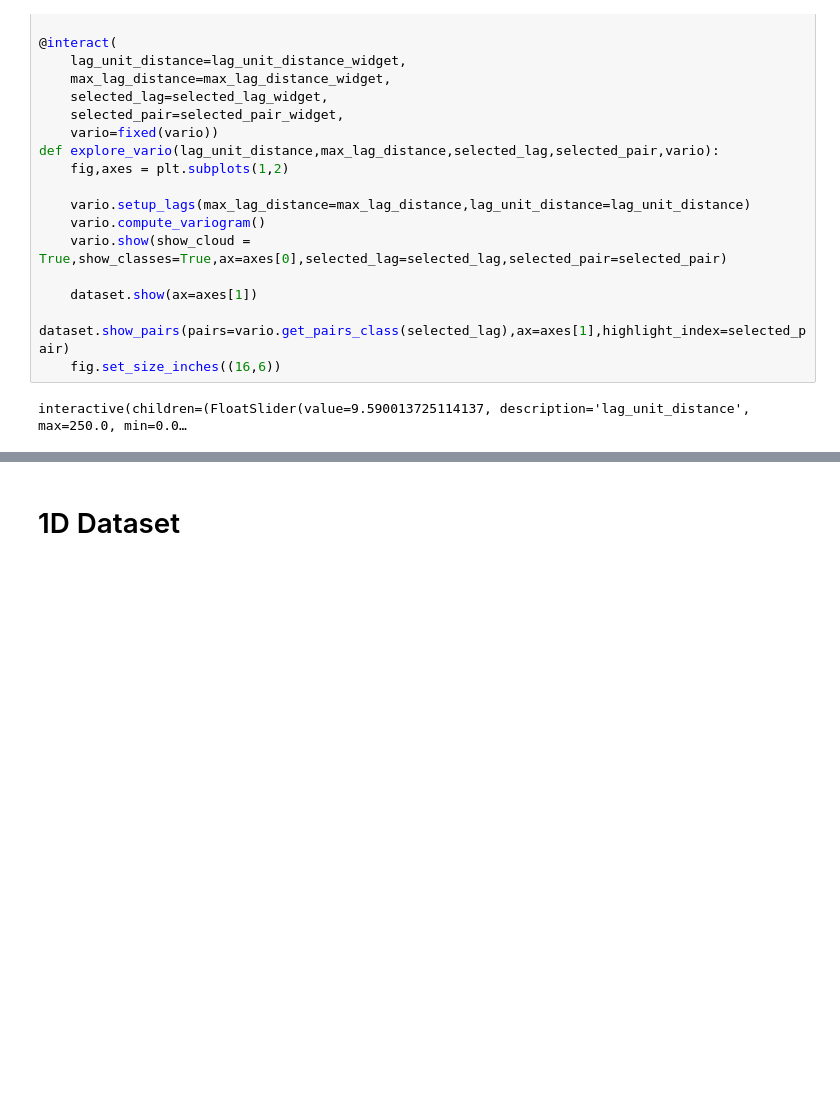
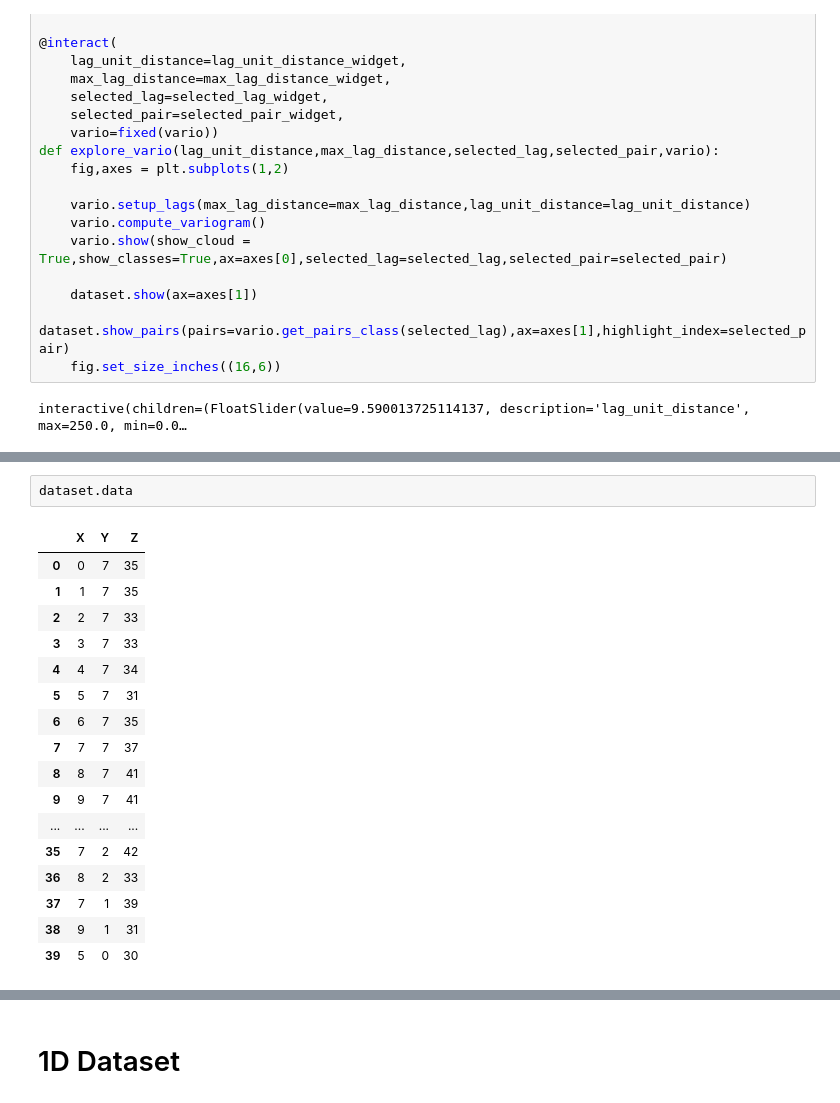
Before and after one commit to gautier-laurent/Geostat_Course, a Jupyter notebook: Geostat Dev.ipynb, the cells around one changed output, grey strips where cells are left out. Saved outputs shown, nothing was run; the diff lists cells and outputs as text; blank space fills up the shorter version.

```diff
--- a/Geostat Dev.ipynb
+++ b/Geostat Dev.ipynb
@@ -518,0 +569,20 @@ interactive(children=(FloatSlider(value=9.590013725114137, description='lag_unit
+# %%
+dataset.data
+# %% [output]
+|  | X | Y | Z |
+| 0 | 0 | 7 | 35 |
+| 1 | 1 | 7 | 35 |
+| 2 | 2 | 7 | 33 |
+| 3 | 3 | 7 | 33 |
+| 4 | 4 | 7 | 34 |
+| 5 | 5 | 7 | 31 |
+| 6 | 6 | 7 | 35 |
+| 7 | 7 | 7 | 37 |
+| 8 | 8 | 7 | 41 |
+| 9 | 9 | 7 | 41 |
+| ... | ... | ... | ... |
+| 35 | 7 | 2 | 42 |
+| 36 | 8 | 2 | 33 |
+| 37 | 7 | 1 | 39 |
+| 38 | 9 | 1 | 31 |
+| 39 | 5 | 0 | 30 |
```
Also changed, not shown: parts of 16 cells of this notebook.
